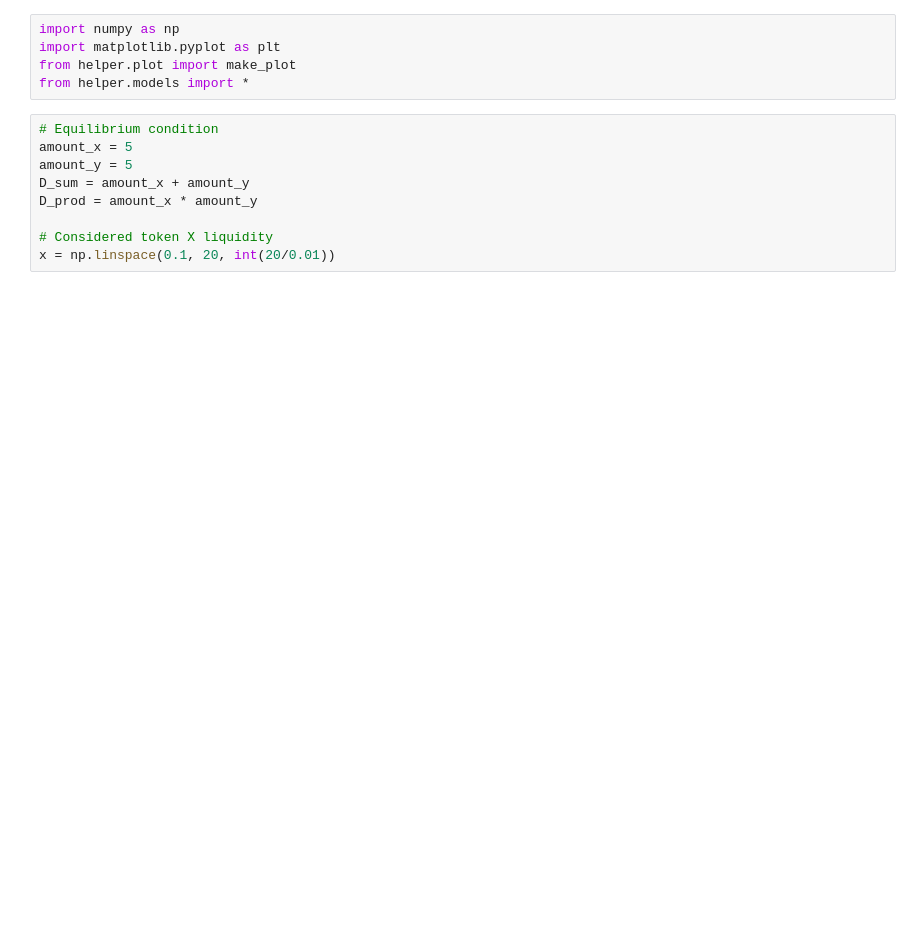
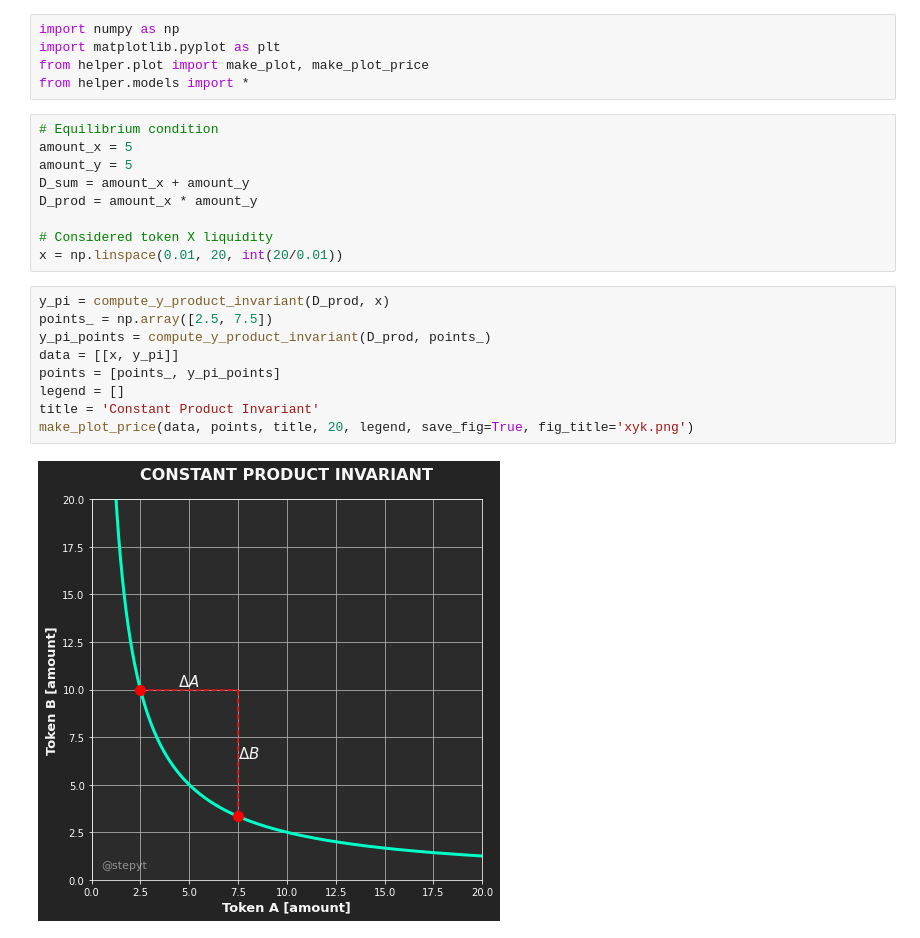
Before and after one commit to 0xstepit/automated-market-maker, a Jupyter notebook: notebooks/AMM.ipynb, the cells around one changed output. Cells and saved outputs as stored; diff of their text form; blank space fills up the shorter version.

```diff
--- a/notebooks/AMM.ipynb
+++ b/notebooks/AMM.ipynb
@@ -1,7 +1,7 @@
 # %%
 import numpy as np
 import matplotlib.pyplot as plt
-from helper.plot import make_plot
+from helper.plot import make_plot, make_plot_price
 from helper.models import *
 # %%
 # Equilibrium condition
@@ -11,7 +11,18 @@ D_sum = amount_x + amount_y
 D_prod = amount_x * amount_y
 
 # Considered token X liquidity
-x = np.linspace(0.1, 20, int(20/0.01))
+x = np.linspace(0.01, 20, int(20/0.01))
+# %%
+y_pi = compute_y_product_invariant(D_prod, x)
+points_ = np.array([2.5, 7.5])
+y_pi_points = compute_y_product_invariant(D_prod, points_)
+data = [[x, y_pi]]
+points = [points_, y_pi_points]
+legend = []
+title = 'Constant Product Invariant'
+make_plot_price(data, points, title, 20, legend, save_fig=True, fig_title='xyk.png')
+# %% [output]
+[figure, added]
 # %%
 y_li = compute_y_linear_invariant(D_sum, x)
 y_pi = compute_y_product_invariant(D_prod, x)
```
Also changed, not shown: parts of 3 cells of this notebook, 8 other files.
